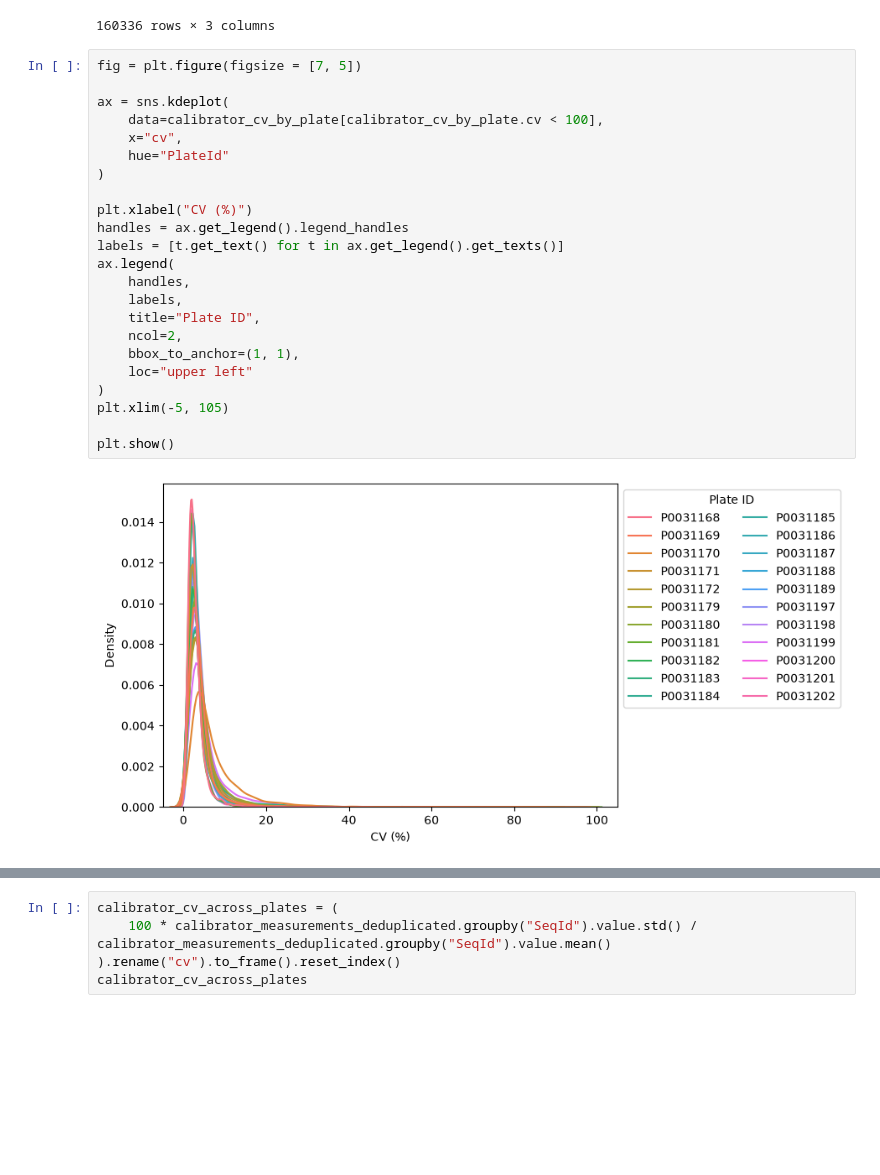
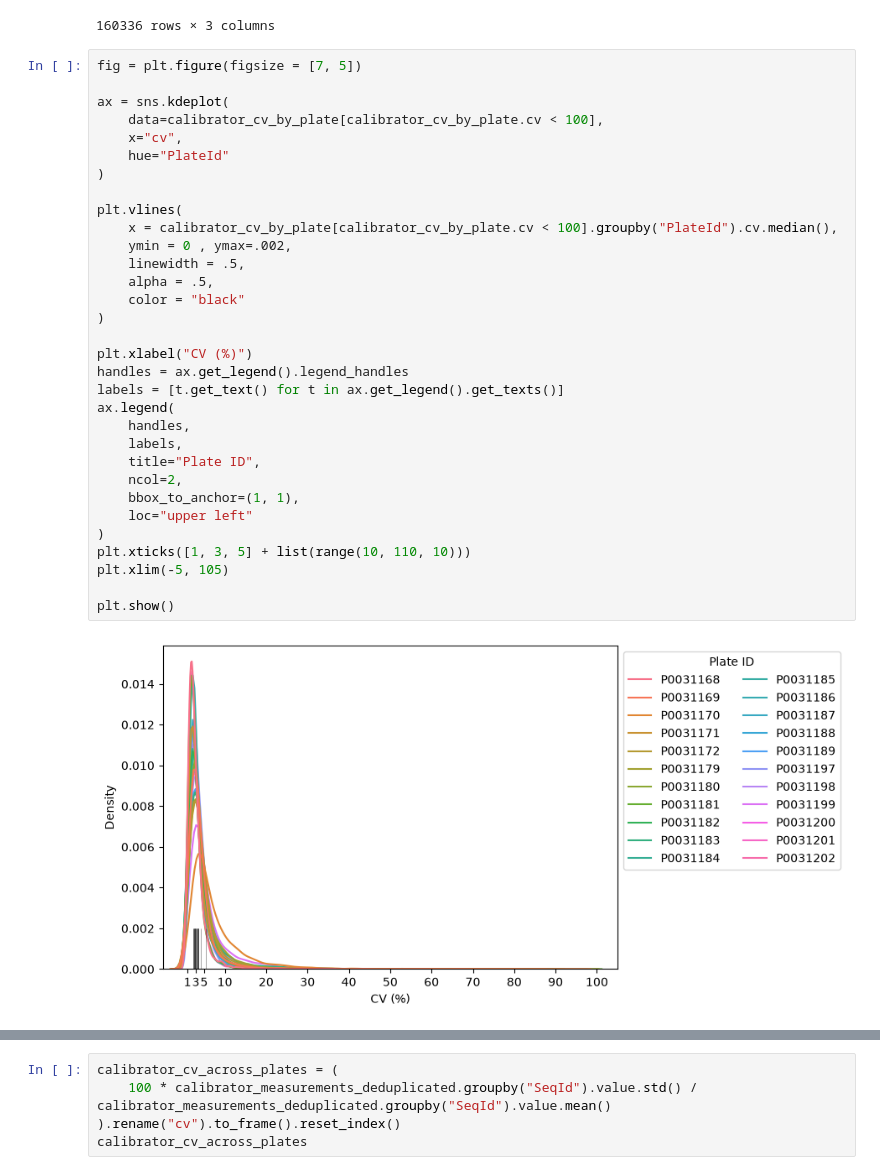
Before and after one commit to AnthonyOfSeattle/affinity-proteomics-notebook, a Jupyter notebook: work/2026_09_09_investigating_candia_dispersion.ipynb, the cells around one changed output, grey strips where cells are left out. Saved outputs shown, nothing was run; the diff lists cells and outputs as text; blank space fills up the shorter version.

```diff
--- a/work/2026_09_09_investigating_candia_dispersion.ipynb
+++ b/work/2026_09_09_investigating_candia_dispersion.ipynb
@@ -66,25 +104,34 @@ calibrator_cv_by_plate
 # %%
 fig = plt.figure(figsize = [7, 5])
 
 ax = sns.kdeplot(
     data=calibrator_cv_by_plate[calibrator_cv_by_plate.cv < 100],
     x="cv",
     hue="PlateId"
+)
+
+plt.vlines(
+    x = calibrator_cv_by_plate[calibrator_cv_by_plate.cv < 100].groupby("PlateId").cv.median(),
+    ymin = 0 , ymax=.002,
+    linewidth = .5,
+    alpha = .5,
+    color = "black"
 )
 
 plt.xlabel("CV (%)")
 handles = ax.get_legend().legend_handles
 labels = [t.get_text() for t in ax.get_legend().get_texts()]
 ax.legend(
     handles,
     labels,
     title="Plate ID",
     ncol=2,
     bbox_to_anchor=(1, 1),
     loc="upper left"
 )
+plt.xticks([1, 3, 5] + list(range(10, 110, 10)))
 plt.xlim(-5, 105)
 
 plt.show()
 # %% [output]
-[figure, old version]
+[figure, new version]
```
Also changed, not shown: parts of 12 cells of this notebook.
